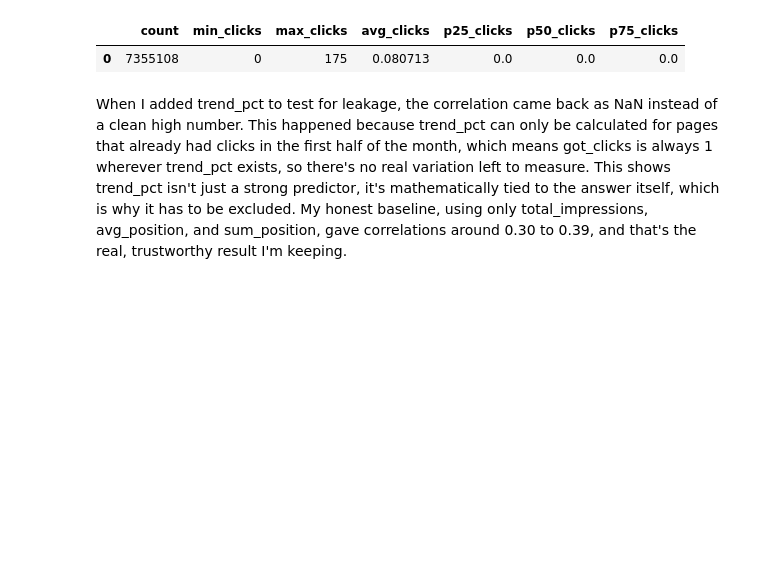
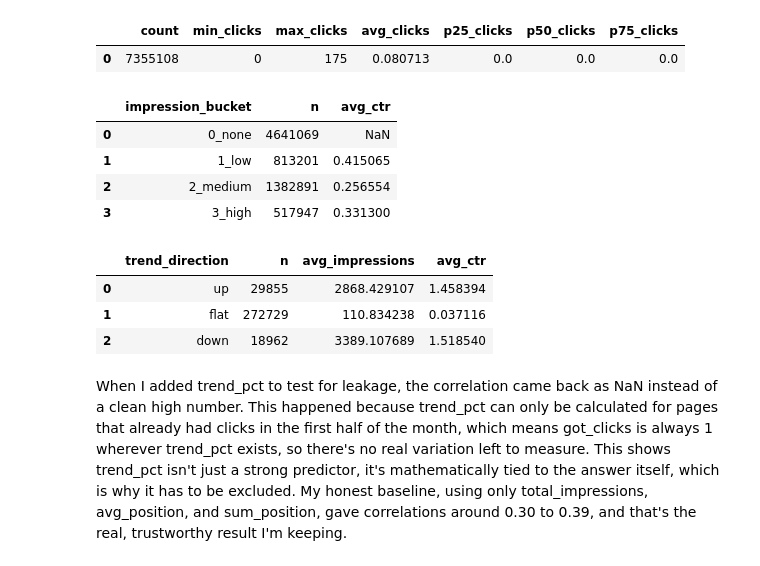
Before and after one commit to Haryomhidhe/Machine-learning-flyrank, a Jupyter notebook: work/notebooks/w03_data_contract.ipynb, the cells around one changed output. Saved outputs shown, nothing was run; the diff lists cells and outputs as text; code cells hidden in the pictures; blank space fills up the shorter version.

```diff
--- a/work/notebooks/w03_data_contract.ipynb
+++ b/work/notebooks/w03_data_contract.ipynb
@@ -315,6 +315,60 @@ result_clicks
 # %% [output]
 |  | count | min_clicks | max_clicks | avg_clicks | p25_clicks | p50_clicks | p75_clicks |
 | 0 | 7355108 | 0 | 175 | 0.080713 | 0.0 | 0.0 | 0.0 |
+# %%
+result = con.sql("""
+SELECT
+  CASE
+    WHEN gsc_impressions = 0 THEN '0_none'
+    WHEN gsc_impressions <= 5 THEN '1_low'
+    WHEN gsc_impressions <= 100 THEN '2_medium'
+    ELSE '3_high'
+  END as impression_bucket,
+  COUNT(*) as n,
+  AVG(CASE WHEN gsc_impressions > 0 THEN (gsc_clicks::FLOAT / gsc_impressions) * 100 ELSE NULL END) as avg_ctr
+FROM read_parquet('hf://datasets/FlyRank/internship-warehouse/fact_content_daily_performance/month=2026-02/*.parquet')
+GROUP BY impression_bucket
+ORDER BY impression_bucket
+""").to_df()
+
+result
+# %% [output]
+|  | impression_bucket | n | avg_ctr |
+| 0 | 0_none | 4641069 | NaN |
+| 1 | 1_low | 813201 | 0.415065 |
+| 2 | 2_medium | 1382891 | 0.256554 |
+| 3 | 3_high | 517947 | 0.331300 |
+# %%
+result2 = con.sql("""
+SELECT
+  trend_direction,
+  COUNT(*) as n,
+  AVG(gsc_impressions) as avg_impressions,
+  AVG(CASE WHEN gsc_impressions > 0 THEN (gsc_clicks::FLOAT / gsc_impressions) * 100 ELSE NULL END) as avg_ctr
+FROM (
+  SELECT
+    content_hash_id,
+    SUM(gsc_impressions) as gsc_impressions,
+    SUM(gsc_clicks) as gsc_clicks,
+    CASE
+      WHEN SUM(CASE WHEN report_date > '2026-02-14' THEN gsc_clicks ELSE 0 END) >
+           SUM(CASE WHEN report_date <= '2026-02-14' THEN gsc_clicks ELSE 0 END) THEN 'up'
+      WHEN SUM(CASE WHEN report_date > '2026-02-14' THEN gsc_clicks ELSE 0 END) <
+           SUM(CASE WHEN report_date <= '2026-02-14' THEN gsc_clicks ELSE 0 END) THEN 'down'
+      ELSE 'flat'
+    END as trend_direction
+  FROM read_parquet('hf://datasets/FlyRank/internship-warehouse/fact_content_daily_performance/month=2026-02/*.parquet')
+  GROUP BY content_hash_id
+)
+GROUP BY trend_direction
+""").to_df()
+
+result2
+# %% [output]
+|  | trend_direction | n | avg_impressions | avg_ctr |
+| 0 | up | 29855 | 2868.429107 | 1.458394 |
+| 1 | flat | 272729 | 110.834238 | 0.037116 |
+| 2 | down | 18962 | 3389.107689 | 1.518540 |
 # %% [markdown]
 When I added trend_pct to test for leakage, the correlation came back as NaN instead of a clean high number. This happened because trend_pct can only be calculated for pages that already had clicks in the first half of the month, which means got_clicks is always 1 wherever trend_pct exists, so there's no real variation left to measure. This shows trend_pct isn't just a strong predictor, it's mathematically tied to the answer itself, which is why it has to be excluded. My honest baseline, using only total_impressions, avg_position, and sum_position, gave correlations around 0.30 to 0.39, and that's the real, trustworthy result I'm keeping.
 # %% [markdown]
```
Also changed, not shown: parts of 3 cells of this notebook.
